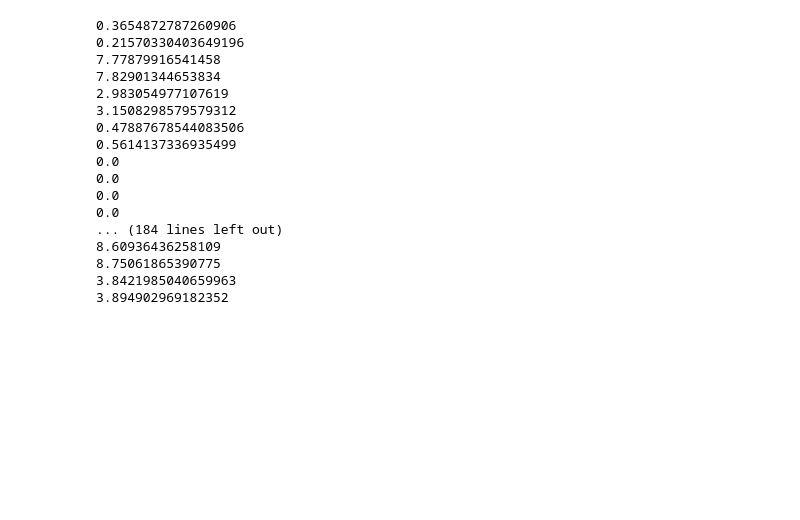
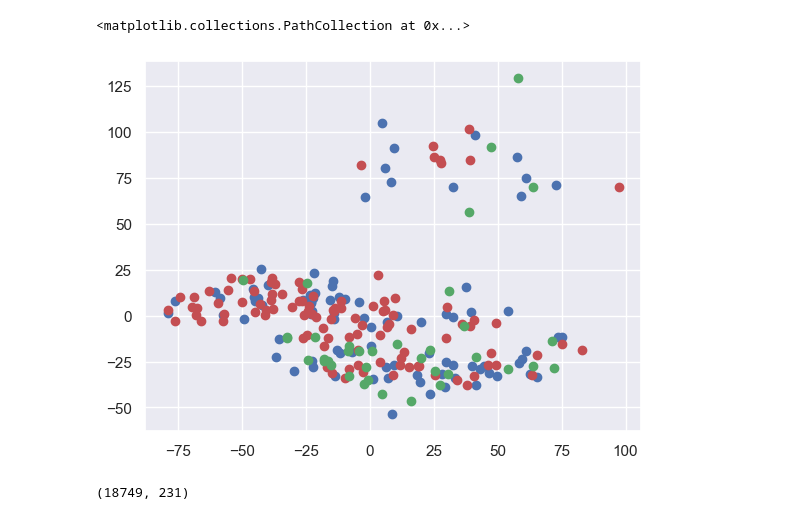
Before and after one commit to simonzzc034/Analysis_PrecisionMedDev, a Jupyter notebook: NGS/differential_expression_analysis.ipynb, the cells around one changed output. Cells and saved outputs as stored; diff of their text form; code cells hidden in the pictures; blank space fills up the shorter version.

```diff
--- a/NGS/differential_expression_analysis.ipynb
+++ b/NGS/differential_expression_analysis.ipynb
@@ -32,2 +140,9 @@ data_norm = data_norm.reindex(sorted(data_norm.columns), axis=1)
+# %%
+plt.scatter(geneExpression_pca[data_norm['Response']=='Medium',0], geneExpression_pca[data_norm['Response']=='Medium',1], c='b')
+plt.scatter(geneExpression_pca[data_norm['Response']=='High',0], geneExpression_pca[data_norm['Response']=='High',1], c='r')
+plt.scatter(geneExpression_pca[data_norm['Response']=='Low',0], geneExpression_pca[data_norm['Response']=='Low',1], c='g')
+# %% [output]
+<matplotlib.collections.PathCollection at 0x...>
+[figure, added]
 # %%
 def t_test(row):
@@ -41,20 +160,6 @@ def t_test(row):
+# %%
+data_norm_T.shape
+# %% [output]
+(18749, 231)
 # %%
-data_norm = data_norm.apply(t_test, axis=1)
+data_norm_T = data_norm_T.apply(t_test, axis=1)
-# %% [output]
-0.3654872787260906
-0.21570330403649196
-7.77879916541458
-7.82901344653834
-2.983054977107619
-3.1508298579579312
-0.47887678544083506
-0.5614137336935499
-0.0
-0.0
-0.0
-0.0
-... (184 lines left out)
-8.60936436258109
-8.75061865390775
-3.8421985040659963
-3.894902969182352
```
Also changed, not shown: parts of 50 cells of this notebook.
